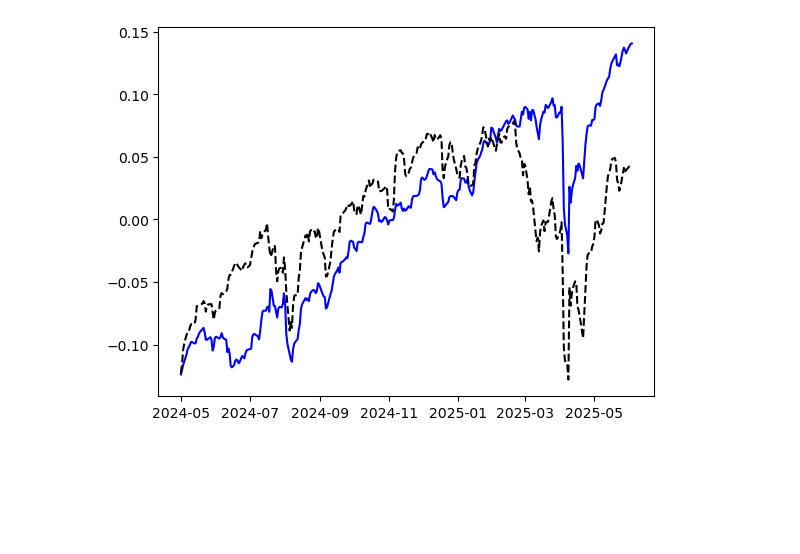
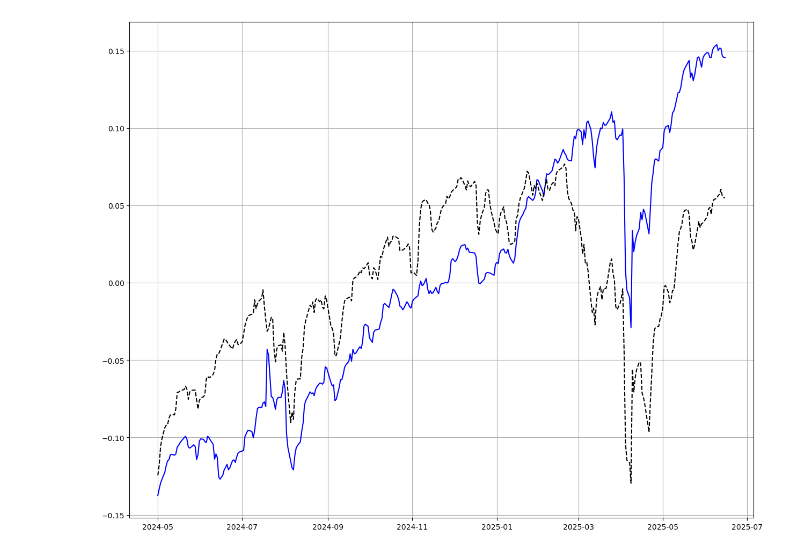
Before and after one commit to eartigau/bydoux, a Jupyter notebook: effective_growth.ipynb, the cells around one changed output. Saved outputs shown, nothing was run; the diff lists cells and outputs as text; code cells hidden in the pictures; blank space fills up the shorter version.

```diff
--- a/effective_growth.ipynb
+++ b/effective_growth.ipynb
@@ -13,7 +14,8 @@ import matplotlib.colors as mcolors
 from tqdm import tqdm
 # %%
 # Parameters for the code that may change
-force = False
+force = True
+verbose = True
 
 t0 = Time('2024-05-01', format='iso').mjd
 t1 = Time.now().mjd
@@ -276,7 +232,11 @@ for sym in symbols:
         continue
     last_val = tbl0[sym+'_val'][-1]
     total_last += last_val
-    print(f'{sym:<10}','\t', last_quantity,'\t', f'{bt.pdollar(last_val):<10}')
+    bt.printc(f'{sym:<10} \t {last_quantity} \t {bt.pdollar(last_val):<10}\t {last_val/last_quantity:.2f} CAD')
+    if '-U' in sym:
+        last_val /= tbl0['CADUSD'][-1]
+    last_val = np.round(last_val, 2)
+    sym = sym.replace('-U', '').replace('.TO', '')
     latest_portfolio.append((sym, last_quantity, last_val))
 
     tmp = np.array(tbl0[sym+'_dividend'])
@@ -284,5 +244,6 @@ for sym in symbols:
     tmp*= last_quantity
     vv += tmp
 
-print('Total:', bt.pdollar(total_last))
+bt.printc(f'Total: {bt.pdollar(total_last)} CAD')
+bt.printc('Latest CAD/USD rate: ' + str(1/tbl0['CADUSD'][-1]))
 # %% [output]
@@ -299,17 +266,16 @@ Total: 100 488,13$
 # %%
 
-
-
-
-
-
-plt.plot(tbl0['time_plot'], np.log(vv)-np.mean(np.log(vv)), label='Portefeuille', color='blue')
+fig, ax = plt.subplots(figsize=(15, 12))
+ax.plot(tbl0['time_plot'], np.log(vv)-np.mean(np.log(vv)), label='Portefeuille', color='blue')
 vv_sp500 = tbl0['SP500']
-plt.plot(tbl0['time_plot'], np.log(vv_sp500)-np.mean(np.log(vv_sp500)), label='SP500', color='black', linestyle='--')
+ax.plot(tbl0['time_plot'], np.log(vv_sp500)-np.mean(np.log(vv_sp500)), label='SP500', color='black', linestyle='--')
+ax.grid()
 plt.show()
 
 fit = np.polyfit(tbl0['mjd']/364.24,np.log(vv), 1)
-print('Effective mean growth:', fit[0]*100.0)
-print('Effective mean growth SP500:', np.polyfit(tbl0['mjd']/364.24,np.log(tbl0['SP500']), 1)[0]*100.0)
+std = np.std(np.log(vv) - (fit[0] * tbl0['mjd']/364.24 + fit[1]))
+bt.printc(f'Effective mean growth: {fit[0]*100.0:.2f} %/an (std: {std*100.0:.2f} %/an)')
+std = np.std(np.log(vv_sp500) - (np.polyfit(tbl0['mjd']/364.24,np.log(vv_sp500), 1)[0] * tbl0['mjd']/364.24 + np.polyfit(tbl0['mjd']/364.24,np.log(vv_sp500), 1)[1]))
+bt.printc(f'Effective mean growth SP500: {np.polyfit(tbl0['mjd']/364.24,np.log(vv_sp500), 1)[0]*100.0:.2f} %/an (std: {std*100.0:.2f} %/an)')
 # %% [output]
-[figure, old version]
+[figure, new version]
```
Also changed, not shown: parts of 10 cells of this notebook, 9 other files.
